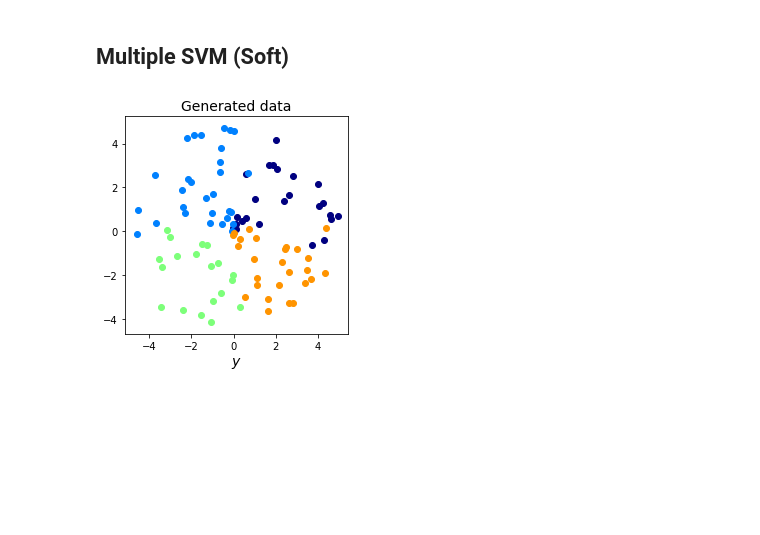
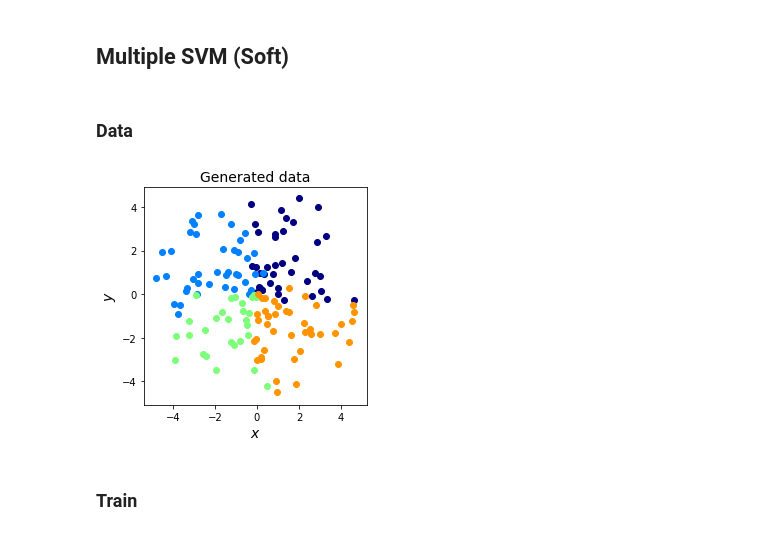
Before and after one commit to iwasakishuto/Kerasy, a Jupyter notebook: examples/svm.ipynb, the cells around one changed output. Saved outputs shown, nothing was run; the diff lists cells and outputs as text; code cells hidden in the pictures; blank space fills up the shorter version.

```diff
--- a/examples/svm.ipynb
+++ b/examples/svm.ipynb
@@ -124,2 +130,4 @@ C=10000.0, sigma=100.0
 # %% [markdown]
 ## Multiple SVM (Soft)
+# %% [markdown]
+### Data
@@ -125,0 +144,6 @@ C=10000.0, sigma=100.0
+# %%
+train_x, train_y = generateWholeCakes(4, N, r_high=r_high, same=False, plot=True, seed=seed, figsize=(4,4))
+# %% [output]
+[figure, added]
+# %% [markdown]
+### Train
@@ -130,7 +154,3 @@ from kerasy.ML.svm import MultipleSVM
-# %%
-train_x, train_y = generateWholeCakes(4, N, same=False, plot=True, seed=seed, figsize=(4,4))
-# %% [output]
-[figure, removed]
 # %%
 model = MultipleSVM(kernel="gaussian", C=C, sigma=sigma)
 model.fit(train_x, train_y, max_iter=MAX_ITERATION, sparse_memorize=False)
```
Also changed, not shown: parts of 16 cells of this notebook, 14 other files.
